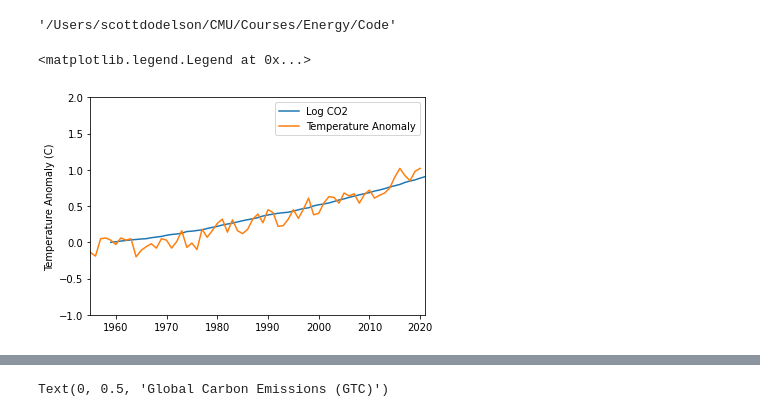
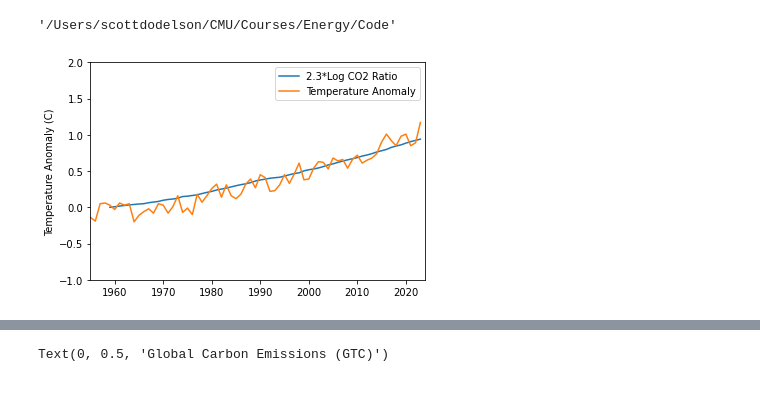
Before and after one commit to dodelson/Physics-of-Energy, a Jupyter notebook: Code/01_global_co2.ipynb, the cells around one changed output, grey strips where cells are left out. Cells and saved outputs as stored; diff of their text form; code cells hidden in the pictures.

```diff
--- a/Code/01_global_co2.ipynb
+++ b/Code/01_global_co2.ipynb
@@ -54,17 +54,20 @@ plt.plot(year,coy)
 co2=pd.read_csv('../Data/co2-data/owid-co2-data.csv')
 temperature_year=np.loadtxt('../Data/temperatures.txt').T[0]
 temperature=np.loadtxt('../Data/temperatures.txt').T[1]
+tnew_year=np.loadtxt('../Data/GLB.Ts+dSST_truncated.txt').T[0]
+tnew=np.loadtxt('../Data/GLB.Ts+dSST_truncated.txt').T[1]/100.
 # %%
 n=np.size(year)
 
-plt.plot(year,2.3*np.log2(coy/coy[0]),label='Log CO2')
-plt.plot(temperature_year,temperature,label='Temperature Anomaly')
-plt.axis([1955,2021,-1,2])
+plt.plot(year,2.3*np.log2(coy/coy[0]),label='2.3*Log CO2 Ratio')
+#plt.plot(temperature_year,temperature,label='Temperature Anomaly')
+plt.plot(tnew_year,tnew,label='Temperature Anomaly')
+plt.axis([1955,2024,-1,2])
 plt.ylabel('Temperature Anomaly (C)')
 plt.legend()
+plt.savefig('../Figures/TA_CO2.png')
 # %% [output]
-<matplotlib.legend.Legend at 0x...>
-[figure, old version]
+[figure, new version]
 # %%
 co2.info()
 # %% [output]
```
Also changed, not shown: parts of 15 cells of this notebook, 15 other files.
